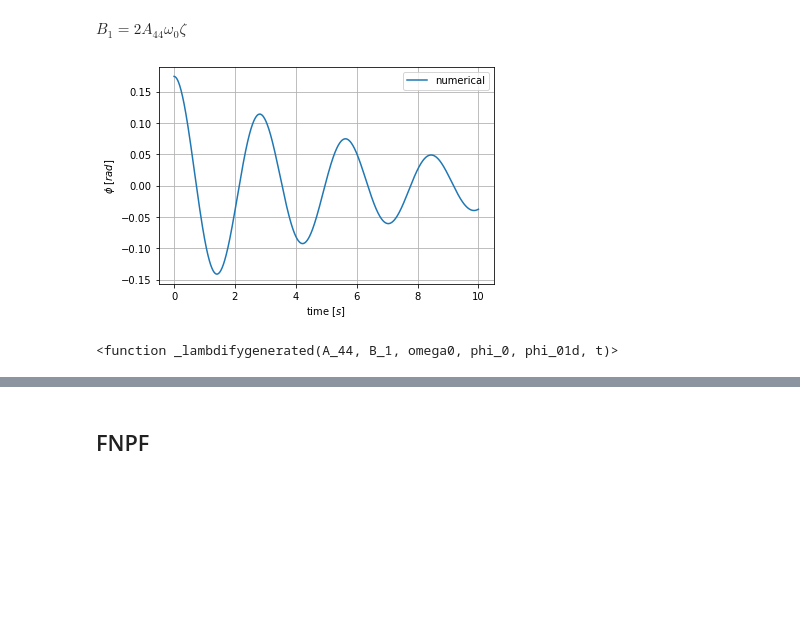
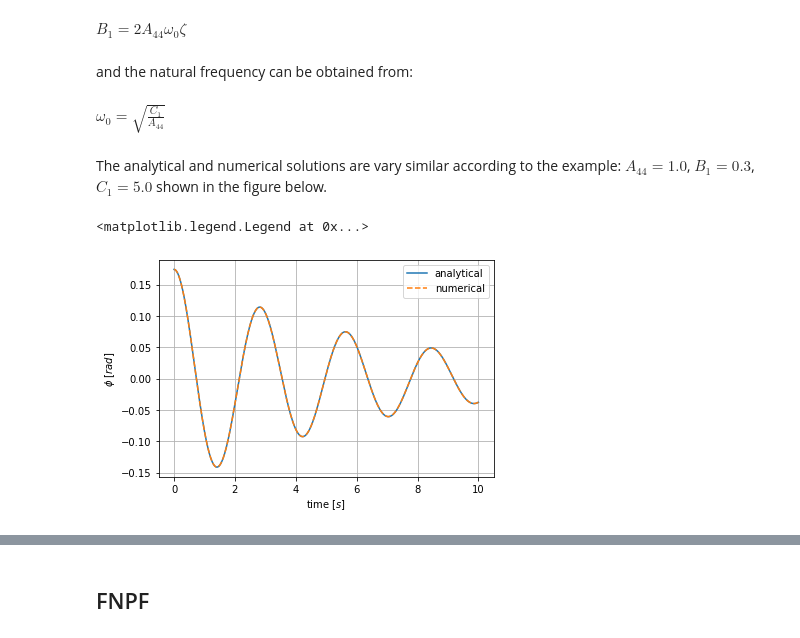
Before and after one commit to martinlarsalbert/Prediction-of-roll-motion-using-fully-nonlinear-potential-flow-and-Ikedas-method, a Jupyter notebook: reports/ISOPE_outline/01.1.outline.ipynb, the cells around one changed output, grey strips where cells are left out. Saved outputs shown, nothing was run; the diff lists cells and outputs as text; code cells hidden in the pictures; blank space fills up the shorter version.

```diff
--- a/reports/ISOPE_outline/01.1.outline.ipynb
+++ b/reports/ISOPE_outline/01.1.outline.ipynb
@@ -196,3 +203,21 @@ equations
+# %% [markdown]
+and the natural frequency can be obtained from:
+# %%
+A_44_eq = sp.Eq(symbols.A_44, equations.A44)
+
+eqs = [
+    A_44_eq,
+    equations.C_equation_linear,
+
+]
+omega0_eq = sp.Eq(symbols.omega0,sp.solve(eqs, symbols.omega0, symbols.GM)[1][0])
+omega0_eq = omega0_eq.subs(symbols.C,symbols.C_1)
+omega0_lambda = lambdify(sp.solve(omega0_eq, symbols.omega0)[0])
+omega0_eq
+# %% [output]
+$\displaystyle \omega_{0} = \sqrt{\frac{C_{1}}{A_{44}}}$
+# %% [markdown]
+The analytical and numerical solutions are vary similar according to the example: $A_{44} = 1.0$, $B_1 = 0.3$, $C_1 = 5.0$ shown in the figure below.
 # %%
 eqs = [
     equations.B_1_zeta_eq,
@@ -232,37 +257,36 @@ class RollDecayStateSpace():
         result = solve_ivp(fun=self.time_step, t_span=t_span,  y0=initial_state, t_eval=t)
         assert result.success
         df_result = pd.DataFrame(index=result.t, data=result.y.T, columns = ['phi','phi1d'])
         return df_result
 
 A_44 = 1.0
 B_1 = 0.3
 C_1 = 5.0
 B_1A = B_1/A_44
 C_1A = C_1/A_44
-
+omega0=omega0_lambda(A_44=A_44, C_1=C_1)
 
 t = np.linspace(0,10,1000)
 phi_0=np.deg2rad(10)
 phi_01d=0
 
 ## State space:
 model = RollDecayStateSpace(B_1A=B_1A, C_1A=C_1A)
 
 df_state_space = model.simulate(t=t, phi0=phi_0, phi1d0=phi_01d)
 
 ## Analytical
 phi_analytical = analytical_lambda(A_44=A_44, B_1=B_1, omega0=omega0, phi_0=phi_0, phi_01d=phi_01d,
                                   t=t)
 
 
 fig,ax=plt.subplots()
-df_state_space.plot(y='phi', ax=ax, label='numerical')
+ax.plot(t, phi_analytical, '-', label='analytical')
+df_state_space.plot(y='phi', style='--', ax=ax, label='numerical')
 ax.set_ylabel(r'$\phi$ $[rad]$')
 ax.set_xlabel(r'time $[s]$')
 ax.grid(True)
+ax.legend()
 # %% [output]
+<matplotlib.legend.Legend at 0x...>
-[figure, old version]
+[figure, new version]
-# %%
-analytical_lambda
-# %% [output]
-<function _lambdifygenerated(A_44, B_1, omega0, phi_0, phi_01d, t)>
```
Also changed, not shown: parts of 9 cells of this notebook, 2 other files.
